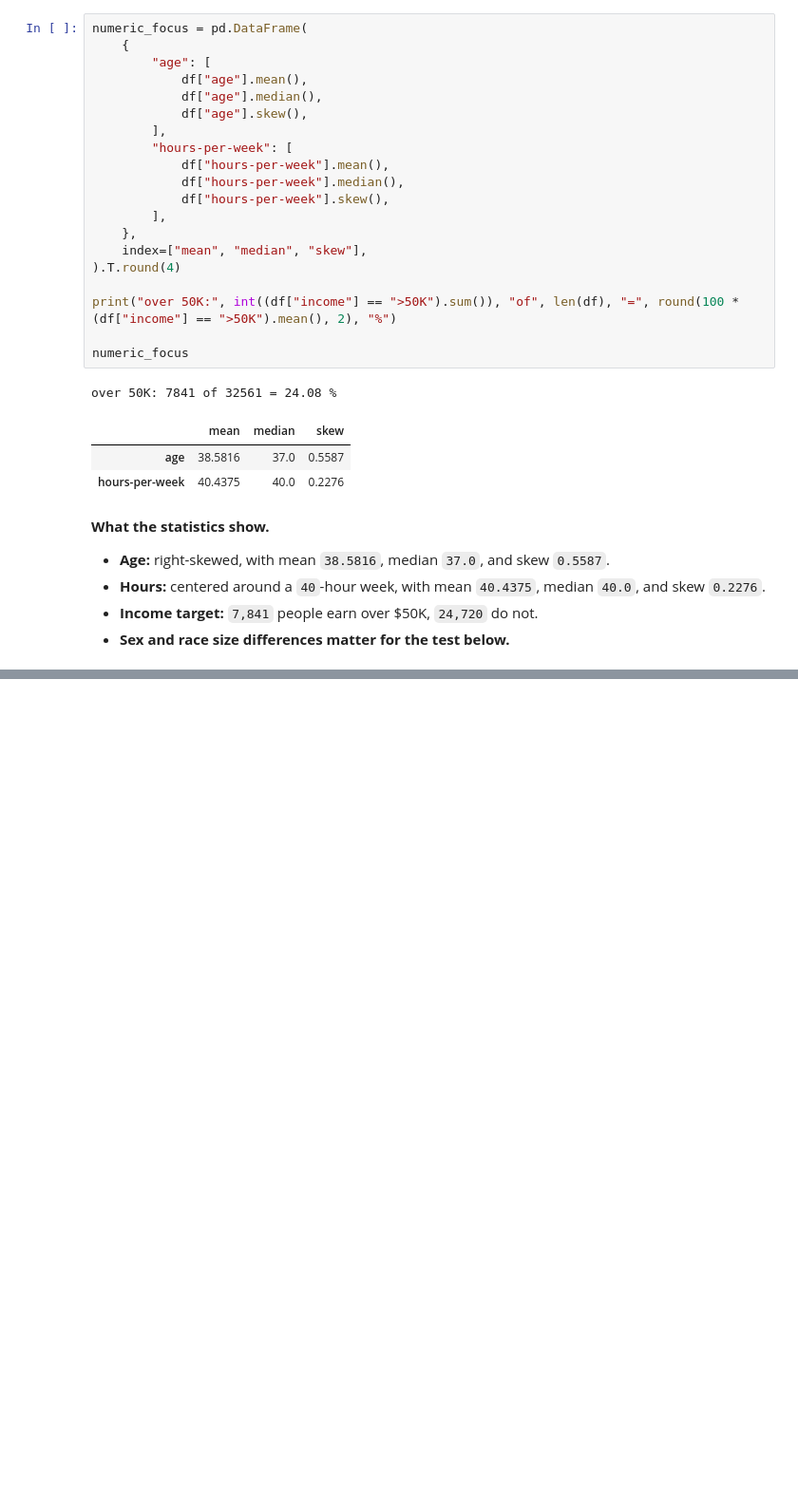
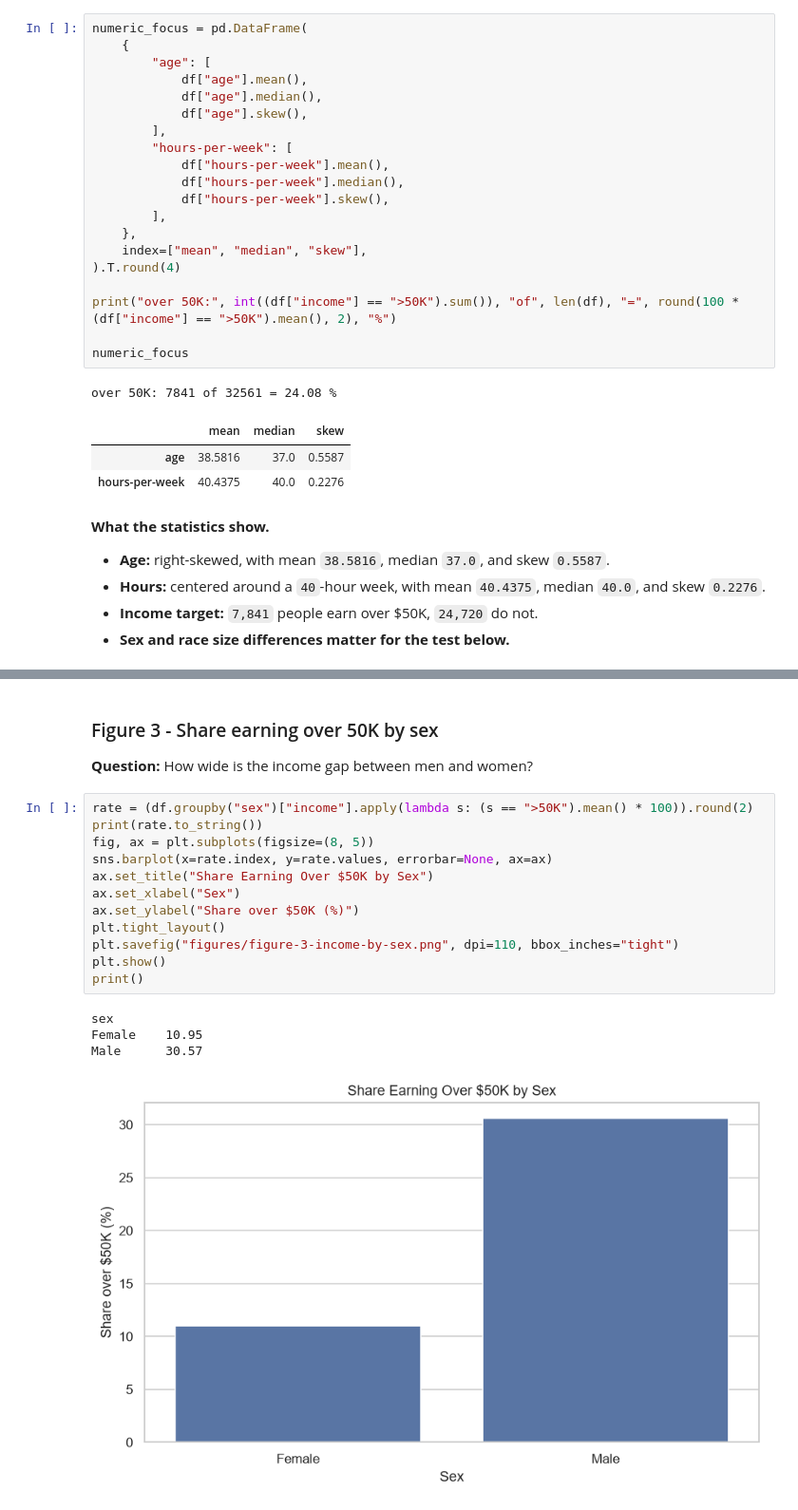
Before and after one commit to intend-dev/Statistical-Analysis-with-Python, a Jupyter notebook: analysis.ipynb, the cells around one changed output, grey strips where cells are left out. Shown at 95% size. Drawn from its saved outputs; the diff is of its cells as text; blank space fills up the shorter version.

```diff
--- a/analysis.ipynb
+++ b/analysis.ipynb
@@ -166,0 +259,21 @@ over 50K: 7841 of 32561 = 24.08 %
+# %% [markdown]
+### Figure 3 - Share earning over 50K by sex
+
+**Question:** How wide is the income gap between men and women?
+# %%
+rate = (df.groupby("sex")["income"].apply(lambda s: (s == ">50K").mean() * 100)).round(2)
+print(rate.to_string())
+fig, ax = plt.subplots(figsize=(8, 5))
+sns.barplot(x=rate.index, y=rate.values, errorbar=None, ax=ax)
+ax.set_title("Share Earning Over $50K by Sex")
+ax.set_xlabel("Sex")
+ax.set_ylabel("Share over $50K (%)")
+plt.tight_layout()
+plt.savefig("figures/figure-3-income-by-sex.png", dpi=110, bbox_inches="tight")
+plt.show()
+print()
+# %% [output]
+sex
+Female    10.95
+Male      30.57
+[figure, added]
```
Also changed, not shown: parts of 14 cells of this notebook, 4 other files.
